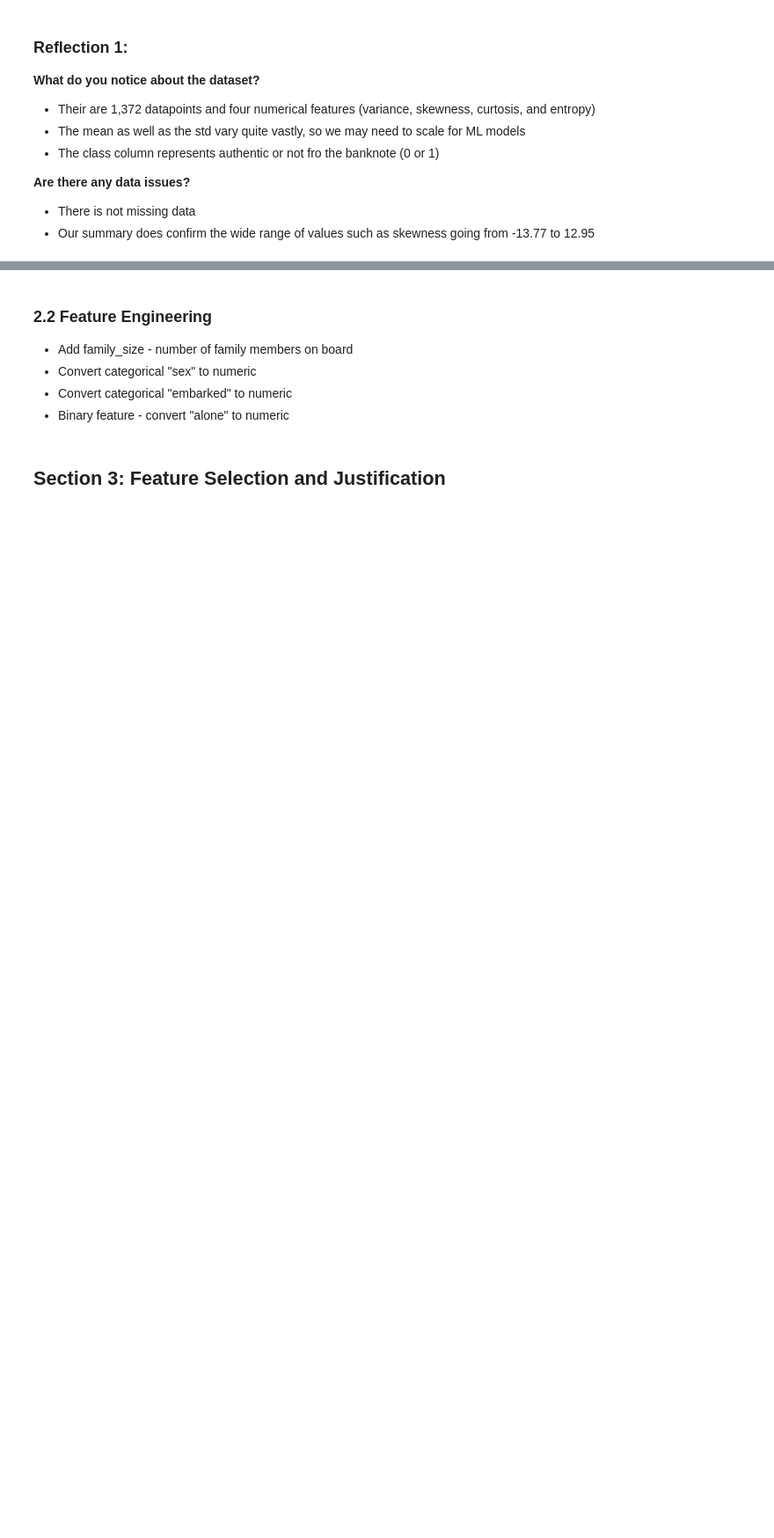
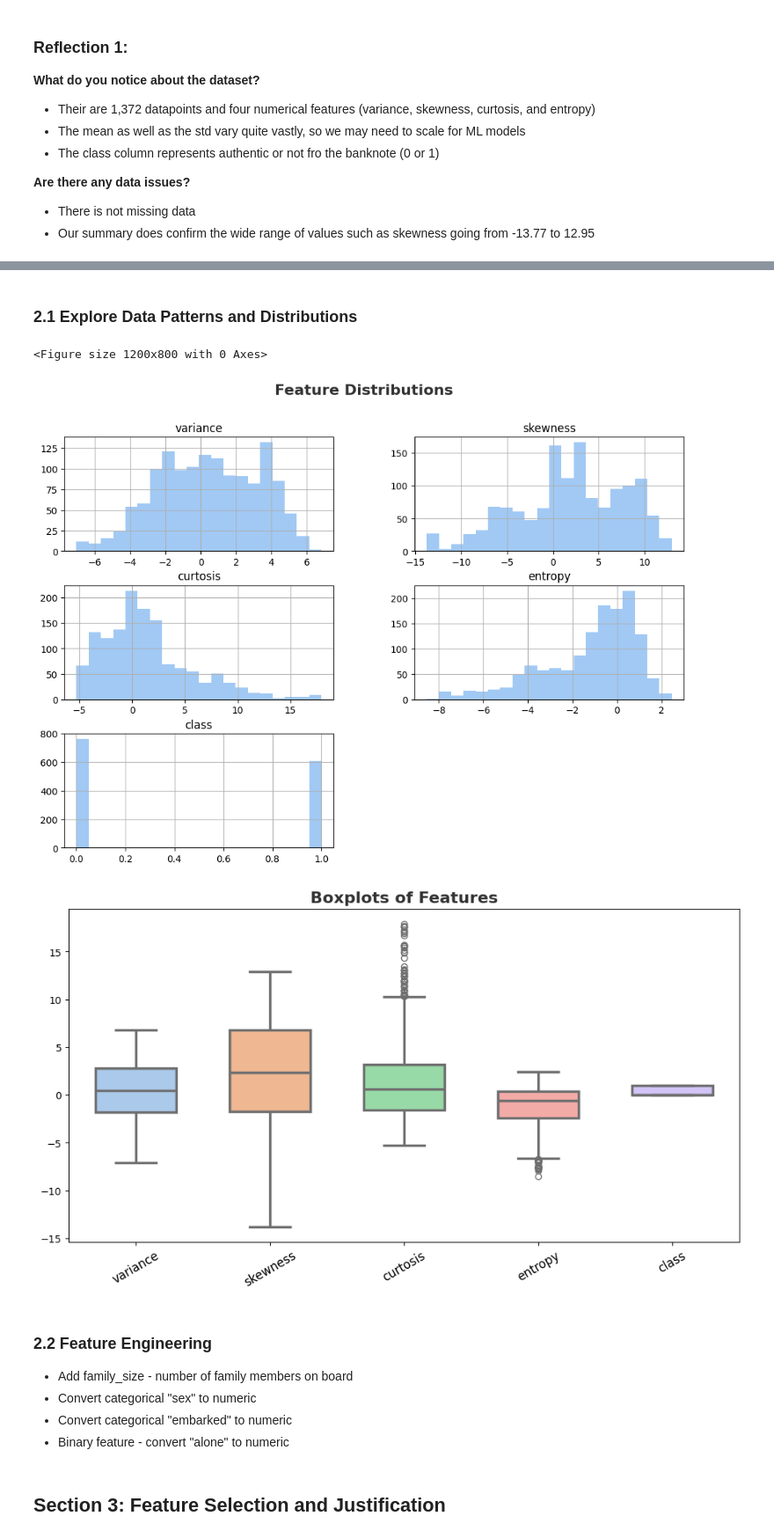
Before and after one commit to ericmeyer1/applied-ml-eric, a Jupyter notebook: midterm/ml_midterm_eric.ipynb, the cells around one changed output, grey strips where cells are left out. Shown at 88% size. Cells and saved outputs as stored; diff of their text form; code cells hidden in the pictures; blank space fills up the shorter version.

Commit message:
2.1 Explore data patterns and distributions

```diff
--- a/midterm/ml_midterm_eric.ipynb
+++ b/midterm/ml_midterm_eric.ipynb
@@ -90,3 +92,22 @@ max       6.824800    12.951600    17.927400     2.449500     1.000000
+# %% [markdown]
+### 2.1 Explore Data Patterns and Distributions
+# %%
+# Histograms
+plt.figure(figsize=(12, 8))
+df.hist(figsize=(12, 8), bins=20, color=sns.color_palette("pastel")[0])
+plt.suptitle("Feature Distributions", fontsize=16, fontweight='bold', color='#333333')
+plt.show()
+
+# Boxplots to identify outliers
+plt.figure(figsize=(12, 6))
+sns.boxplot(data=df, palette="pastel", linewidth=2.5, width=0.6)
+plt.xticks(rotation=30, fontsize=12)
+plt.title("Boxplots of Features", fontsize=16, fontweight='bold', color='#333333')
+plt.show()
+# %% [output]
+<Figure size 1200x800 with 0 Axes>
+[figure, added]
+[figure, added]
 # %% [markdown]
 ### 2.2 Feature Engineering
 
```
Also changed, not shown: parts of 1 cell of this notebook.
